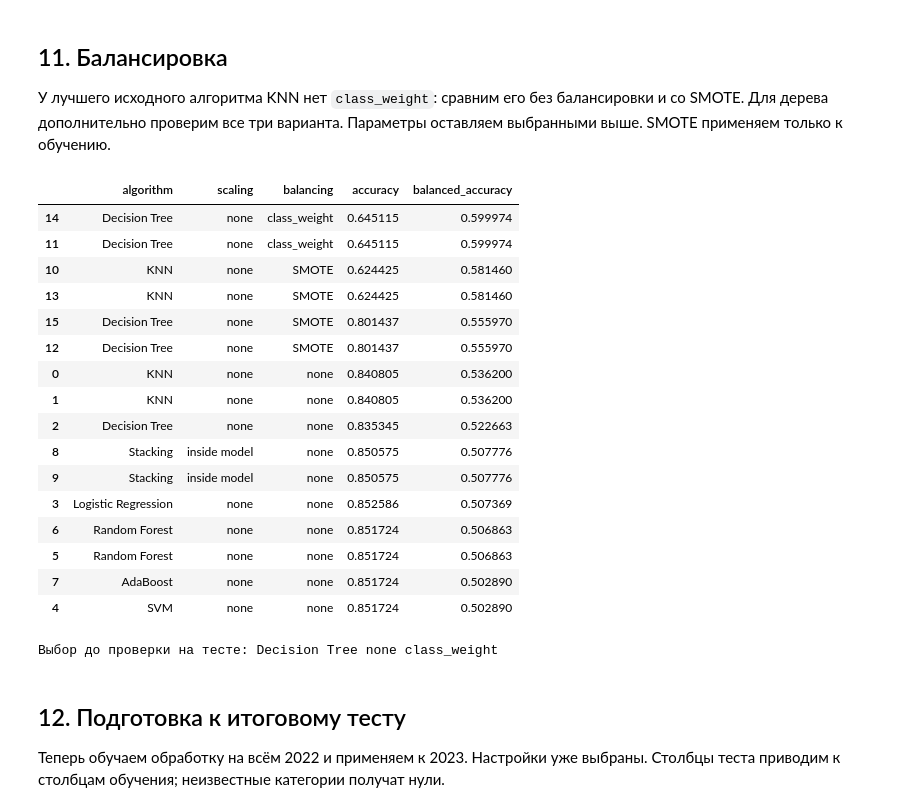
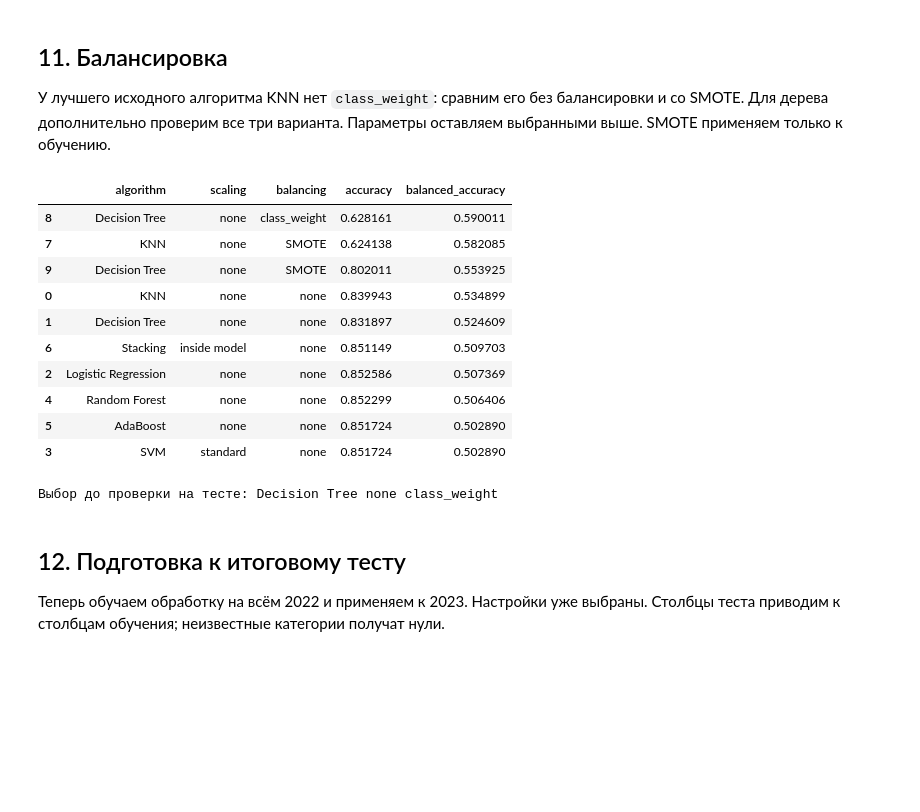
Before and after one commit to Ar4eRSp/hr-teachers, a Jupyter notebook: HW/HW_8_Тестирование_моделей.ipynb, the cells around one changed output. Cells and saved outputs as stored; diff of their text form; code cells hidden in the pictures; blank space fills up the shorter version.

```diff
--- a/HW/HW_8_Тестирование_моделей.ipynb
+++ b/HW/HW_8_Тестирование_моделей.ipynb
@@ -144,7 +148,7 @@ validation.append(['Decision Tree', 'none', 'none', best_tree['accuracy'], best_
 lr_results = []
 for scaling in ['none', 'standard', 'robust']:
     for c in [0.1, 1.0]:
-        lr = LogisticRegression(C=c, max_iter=3000, random_state=42)
+        lr = with_imputer(LogisticRegression(C=c, max_iter=3000, random_state=42))
         lr.fit(fit_data[scaling], y_fit)
         pred = lr.predict(valid_data[scaling])
         lr_results.append([c, scaling, accuracy_score(y_valid, pred),
@@ -171,7 +175,7 @@ validation.append(['Logistic Regression', lr_scaling, 'none', best_lr['accuracy'
 svm_results = []
 for scaling in ['none', 'standard', 'robust']:
     for c in [0.1, 1.0]:
-        svm = LinearSVC(C=c, dual='auto', max_iter=10000, random_state=42)
+        svm = with_imputer(LinearSVC(C=c, dual='auto', max_iter=10000, random_state=42))
         svm.fit(fit_data[scaling], y_fit)
         pred = svm.predict(valid_data[scaling])
         svm_results.append([c, scaling, accuracy_score(y_valid, pred),
@@ -217,7 +221,7 @@ validation.append(['Random Forest', 'none', 'none', best_forest['accuracy'], bes
 # %%
 ada_results = []
 for n in [50, 100]:
-    ada = AdaBoostClassifier(n_estimators=n, learning_rate=0.5, random_state=42)
+    ada = with_imputer(AdaBoostClassifier(n_estimators=n, learning_rate=0.5, random_state=42))
     ada.fit(X_fit, y_fit)
     pred = ada.predict(X_valid)
     ada_results.append([n, accuracy_score(y_valid, pred), balanced_accuracy_score(y_valid, pred)])
@@ -237,7 +241,7 @@ validation.append(['AdaBoost', 'none', 'none', best_ada['accuracy'], best_ada['b
 Scaler оставляем внутри логистической регрессии, чтобы он обучался отдельно в каждой части.
 # %%
 stack_lr = Pipeline([
-    ('scale', ColumnTransformer([('num', StandardScaler(), numeric)], remainder='passthrough')),
+    ('scale', ColumnTransformer([('num', with_imputer(StandardScaler()), numeric)], remainder='passthrough')),
     ('model', LogisticRegression(max_iter=3000, random_state=42)),
 ])
 stacking = StackingClassifier(
@@ -299,52 +300,48 @@ plt.show()
 SMOTE применяем только к обучению.
 # %%
 knn_smote = ImbPipeline([
+    ('impute', SimpleImputer(strategy='median')),
     ('smote', SMOTE(random_state=42)),
     ('model', KNeighborsClassifier(n_neighbors=knn_k)),
 ])
 tree_weight = DecisionTreeClassifier(
     max_depth=tree_depth, min_samples_leaf=10, class_weight='balanced', random_state=42,
 )
 tree_smote = ImbPipeline([
+    ('impute', SimpleImputer(strategy='median')),
     ('smote', SMOTE(random_state=42)),
     ('model', DecisionTreeClassifier(max_depth=tree_depth, min_samples_leaf=10, random_state=42)),
 ])
 
 balance_models = [
     ('KNN', knn_smote, knn_scaling, 'SMOTE'),
     ('Decision Tree', tree_weight, 'none', 'class_weight'),
     ('Decision Tree', tree_smote, 'none', 'SMOTE'),
 ]
 for name, model, scaling, balancing in balance_models:
     model.fit(fit_data[scaling], y_fit)
     pred = model.predict(valid_data[scaling])
     validation.append([name, scaling, balancing, accuracy_score(y_valid, pred),
                        balanced_accuracy_score(y_valid, pred)])
 
 validation_table = pd.DataFrame(validation, columns=[
     'algorithm', 'scaling', 'balancing', 'accuracy', 'balanced_accuracy',
 ])
 display(validation_table.sort_values('balanced_accuracy', ascending=False))
 chosen = validation_table.sort_values('balanced_accuracy', ascending=False).iloc[0]
 print('Выбор до проверки на тесте:', chosen['algorithm'], chosen['scaling'], chosen['balancing'])
 # %% [output]
 |  | algorithm | scaling | balancing | accuracy | balanced_accuracy |
-| 14 | Decision Tree | none | class_weight | 0.645115 | 0.599974 |
-| 11 | Decision Tree | none | class_weight | 0.645115 | 0.599974 |
-| 10 | KNN | none | SMOTE | 0.624425 | 0.581460 |
-| 13 | KNN | none | SMOTE | 0.624425 | 0.581460 |
-| 15 | Decision Tree | none | SMOTE | 0.801437 | 0.555970 |
-| 12 | Decision Tree | none | SMOTE | 0.801437 | 0.555970 |
-| 0 | KNN | none | none | 0.840805 | 0.536200 |
-| 1 | KNN | none | none | 0.840805 | 0.536200 |
-| 2 | Decision Tree | none | none | 0.835345 | 0.522663 |
-| 8 | Stacking | inside model | none | 0.850575 | 0.507776 |
-| 9 | Stacking | inside model | none | 0.850575 | 0.507776 |
-| 3 | Logistic Regression | none | none | 0.852586 | 0.507369 |
-| 6 | Random Forest | none | none | 0.851724 | 0.506863 |
-| 5 | Random Forest | none | none | 0.851724 | 0.506863 |
-| 7 | AdaBoost | none | none | 0.851724 | 0.502890 |
-| 4 | SVM | none | none | 0.851724 | 0.502890 |
+| 8 | Decision Tree | none | class_weight | 0.628161 | 0.590011 |
+| 7 | KNN | none | SMOTE | 0.624138 | 0.582085 |
+| 9 | Decision Tree | none | SMOTE | 0.802011 | 0.553925 |
+| 0 | KNN | none | none | 0.839943 | 0.534899 |
+| 1 | Decision Tree | none | none | 0.831897 | 0.524609 |
+| 6 | Stacking | inside model | none | 0.851149 | 0.509703 |
+| 2 | Logistic Regression | none | none | 0.852586 | 0.507369 |
+| 4 | Random Forest | none | none | 0.852299 | 0.506406 |
+| 5 | AdaBoost | none | none | 0.851724 | 0.502890 |
+| 3 | SVM | standard | none | 0.851724 | 0.502890 |
 Выбор до проверки на тесте: Decision Tree none class_weight
 # %% [markdown]
 ## 12. Подготовка к итоговому тесту
```
Also changed, not shown: parts of 11 cells of this notebook, 22 other files.
